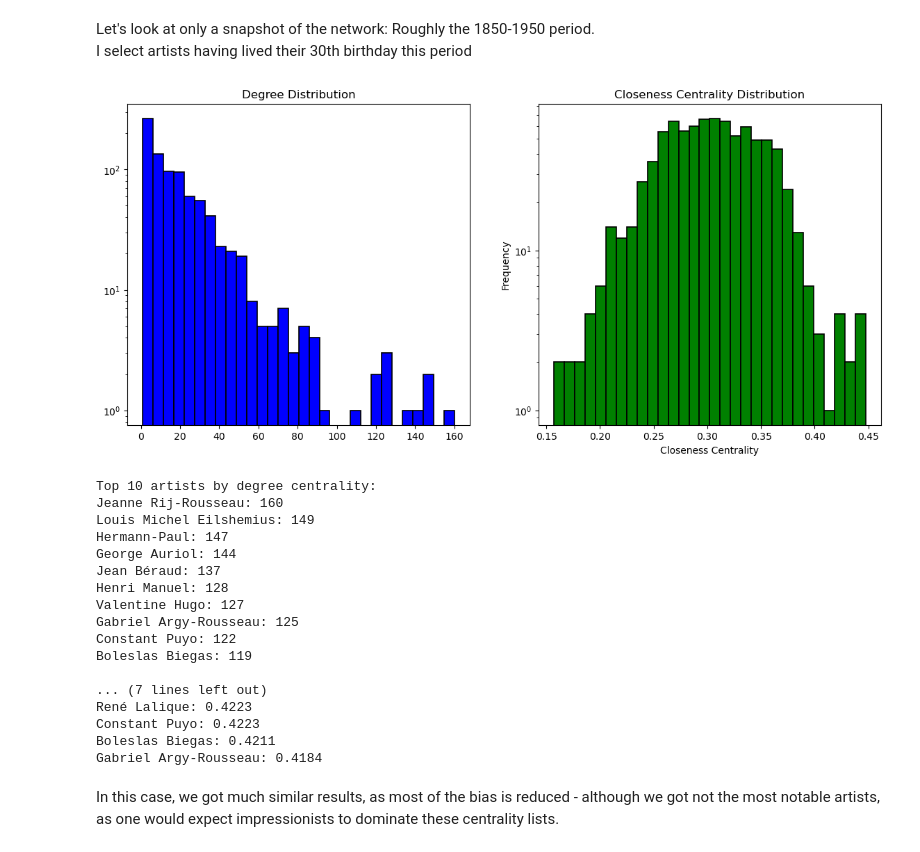
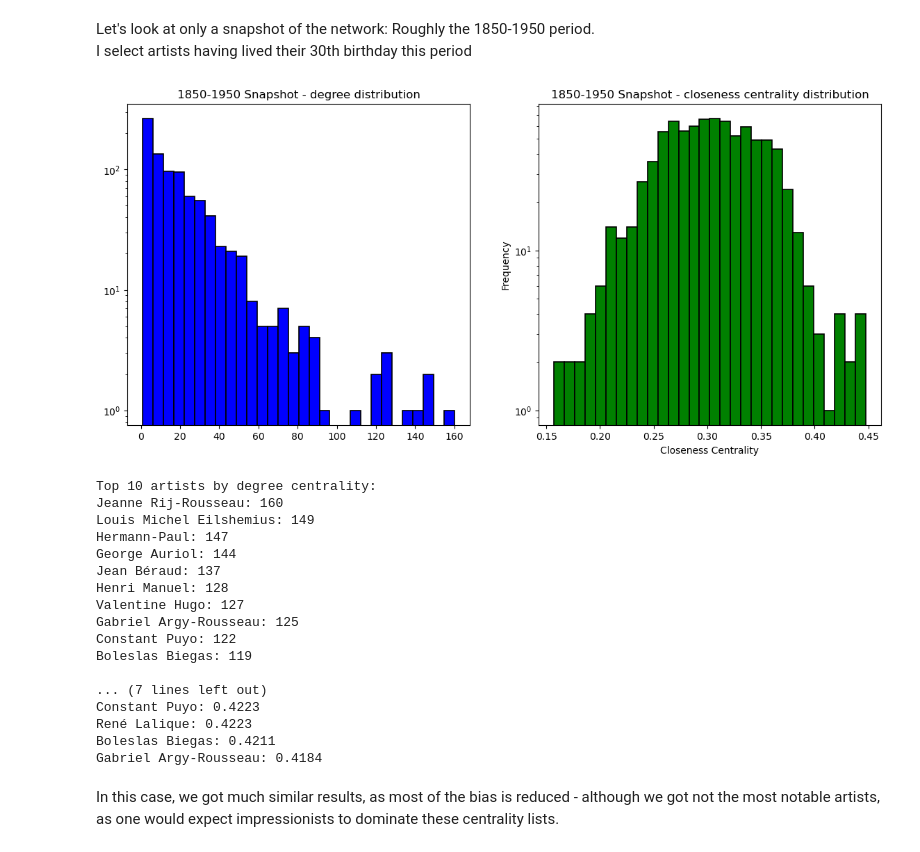
Before and after one commit to me9hanics/painter-network-exploration, a Jupyter notebook: painter_networks.ipynb, the cells around one changed output. Cells and saved outputs as stored; diff of their text form; code cells hidden in the pictures.

Commit message:
add images, minor corrections

```diff
--- a/painter_networks.ipynb
+++ b/painter_networks.ipynb
@@ -751,34 +761,36 @@ I select artists having lived their 30th birthday this period
 # %%
 artists_snapshot = {artist: data for artist, data in artist_data.items()
                     if (1820 <= data['birth_year'] <= 1920) and (data['death_year'] - data['birth_year'] >= 30)}
 G_snapshot = G.subgraph(artists_snapshot.keys()).copy()
 G_snapshot = G_snapshot.subgraph(max(nx.connected_components(G_snapshot), key=len)).copy()
 
 degrees = [int(degree) for _, degree in G_snapshot.degree()]
 fig, ax = plt.subplots(1, 2, figsize=(14, 6))
 ax[0].hist(degrees, bins=30, color='blue', edgecolor='black', linewidth=1.2, log=True)
 plt.xlabel('Degree')
 plt.ylabel('Frequency')
-ax[0].set_title('Degree Distribution')
+ax[0].set_title('1850-1950 Snapshot - degree distribution')
 
 closeness_centrality = nx.closeness_centrality(G_snapshot)
 closeness_values = list(closeness_centrality.values())
 ax[1].hist(closeness_values, bins=30, color='green', edgecolor='black', linewidth=1.2, log=True)
 plt.xlabel('Closeness Centrality')
 plt.ylabel('Frequency')
-ax[1].set_title('Closeness Centrality Distribution')
+ax[1].set_title('1850-1950 Snapshot - closeness centrality distribution')
 plt.show()
 
 degree_ranking = sorted(G_snapshot.degree, key=lambda x: x[1], reverse=True)
 print("Top 10 artists by degree centrality:")
 for artist, degree in degree_ranking[:10]:
     print(f"{artist}: {degree}")
 closeness_ranking = sorted(closeness_centrality.items(), key=lambda x: x[1], reverse=True)
 print("\nTop 10 artists by closeness centrality:")
 for artist, closeness in closeness_ranking[:10]:
     print(f"{artist}: {closeness:.4f}")
+
+fig.savefig("images/snapshot_centralities.png")
 # %% [output]
-[figure, old version]
+[figure, new version]
 Top 10 artists by degree centrality:
 Jeanne Rij-Rousseau: 160
 Louis Michel Eilshemius: 149
@@ -792,8 +804,8 @@ Constant Puyo: 122
 Boleslas Biegas: 119
 
 ... (7 lines left out)
+Constant Puyo: 0.4223
 René Lalique: 0.4223
-Constant Puyo: 0.4223
 Boleslas Biegas: 0.4211
 Gabriel Argy-Rousseau: 0.4184
 # %% [markdown]
```
Also changed, not shown: parts of 12 cells of this notebook, 13 other files.
